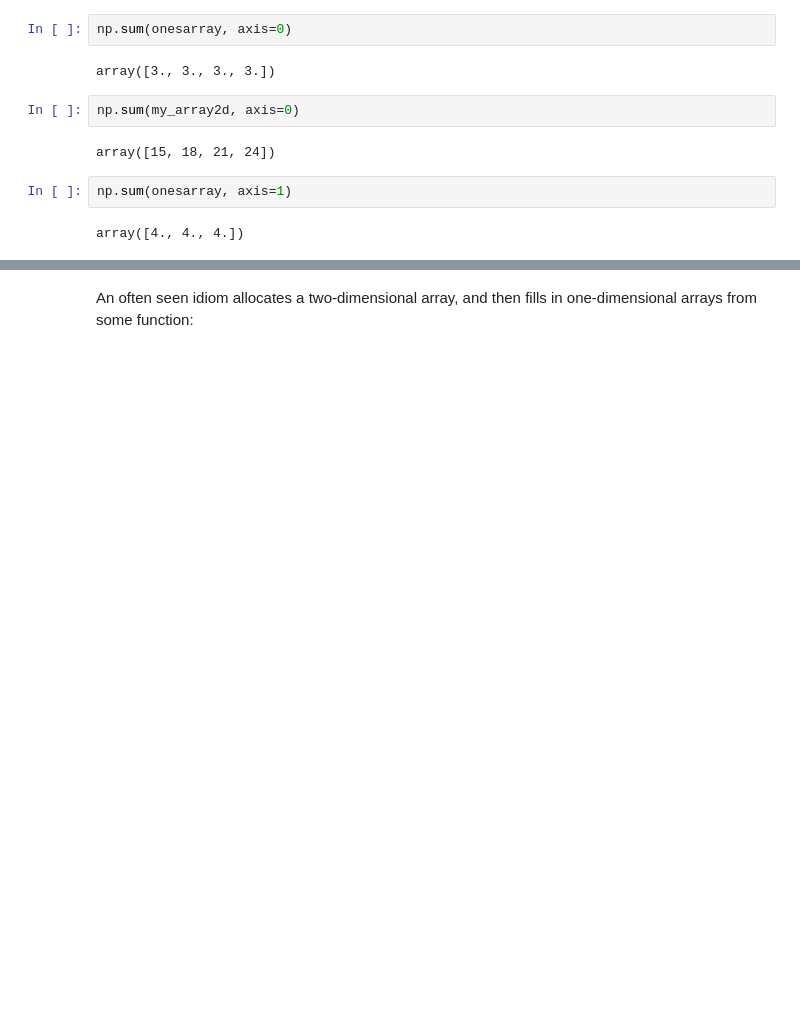
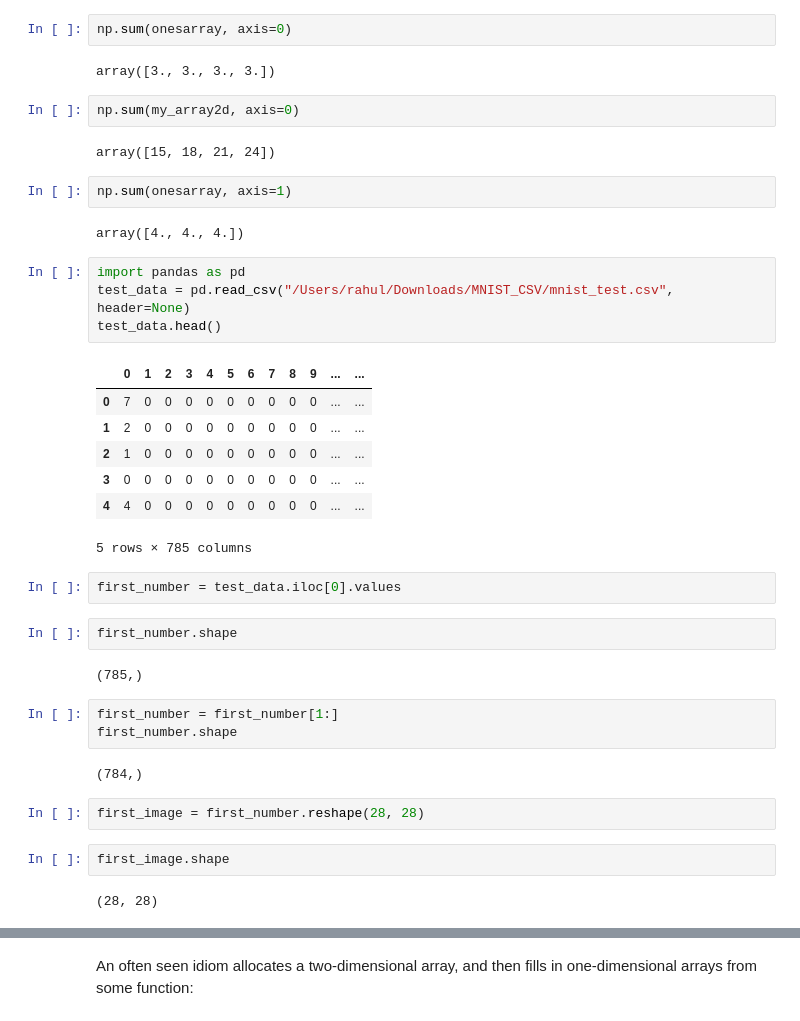
Before and after one commit to rahuldave/NumpyAndStatsFun, a Jupyter notebook: distribute_numpy_arrays.ipynb, the cells around one changed output, grey strips where cells are left out. Drawn from its saved outputs; the diff is of its cells as text; blank space fills up the shorter version.

```diff
--- a/distribute_numpy_arrays.ipynb
+++ b/distribute_numpy_arrays.ipynb
@@ -168,3 +180,32 @@ array([15, 18, 21, 24])
 np.sum(onesarray, axis=1)
 # %% [output]
 array([4., 4., 4.])
+# %%
+import pandas as pd
+test_data = pd.read_csv("/Users/rahul/Downloads/MNIST_CSV/mnist_test.csv", header=None)
+test_data.head()
+# %% [output]
+|  | 0 | 1 | 2 | 3 | 4 | 5 | 6 | 7 | 8 | 9 | ... | ... |
+| 0 | 7 | 0 | 0 | 0 | 0 | 0 | 0 | 0 | 0 | 0 | ... | ... |
+| 1 | 2 | 0 | 0 | 0 | 0 | 0 | 0 | 0 | 0 | 0 | ... | ... |
+| 2 | 1 | 0 | 0 | 0 | 0 | 0 | 0 | 0 | 0 | 0 | ... | ... |
+| 3 | 0 | 0 | 0 | 0 | 0 | 0 | 0 | 0 | 0 | 0 | ... | ... |
+| 4 | 4 | 0 | 0 | 0 | 0 | 0 | 0 | 0 | 0 | 0 | ... | ... |
+5 rows × 785 columns
+# %%
+first_number = test_data.iloc[0].values
+# %%
+first_number.shape
+# %% [output]
+(785,)
+# %%
+first_number = first_number[1:]
+first_number.shape
+# %% [output]
+(784,)
+# %%
+first_image = first_number.reshape(28, 28)
+# %%
+first_image.shape
+# %% [output]
+(28, 28)
```
Also changed, not shown: parts of 17 cells of this notebook, 1 other file.
